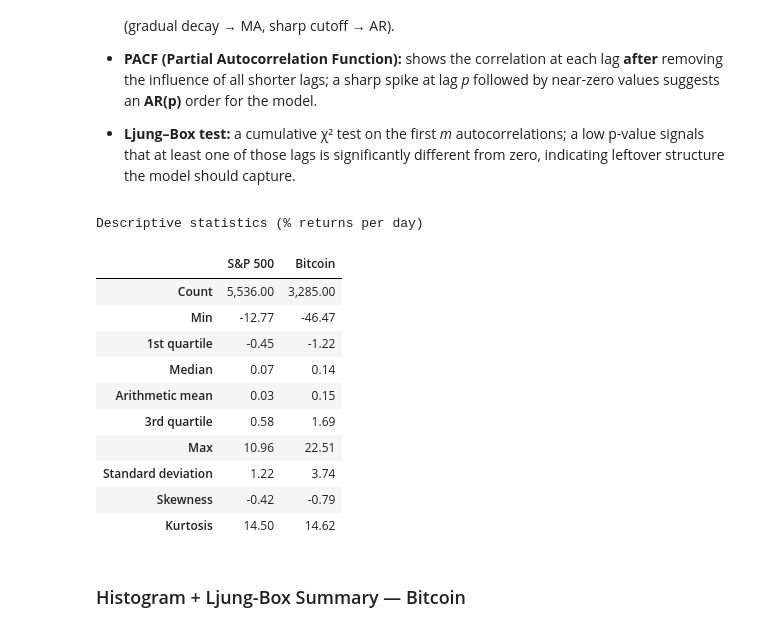
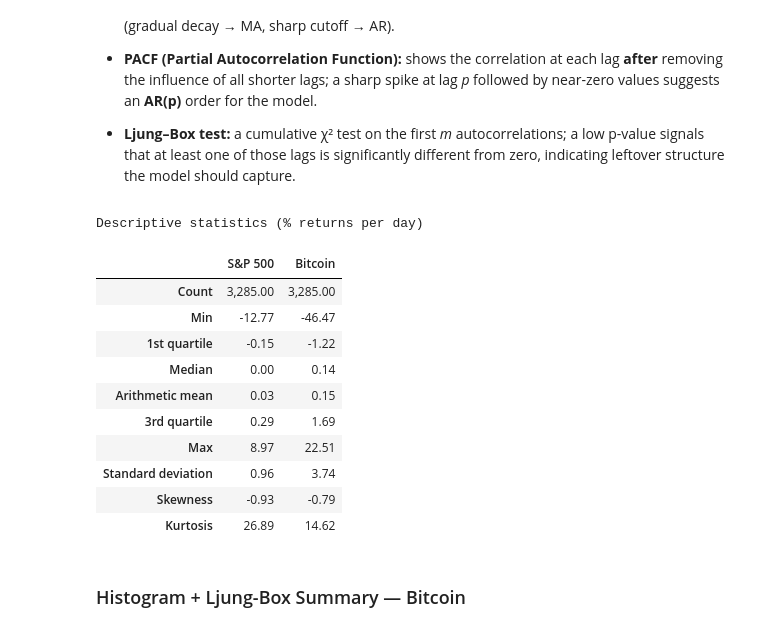
Before and after one commit to emmettralston/HybridModels-For-Financial-Forecasting, a Jupyter notebook: Notebook/exploratory_analysis.ipynb, the cells around one changed output. Cells and saved outputs as stored; diff of their text form; code cells hidden in the pictures.

```diff
--- a/Notebook/exploratory_analysis.ipynb
+++ b/Notebook/exploratory_analysis.ipynb
@@ -21,0 +37,20 @@ sp500, btc = get_benchmark_prices()
+# %%
+def cleanse_prices(frame: pd.DataFrame) -> pd.DataFrame:
+    frame = frame.sort_index()
+    frame = frame[~frame.index.duplicated(keep="first")]
+    missing_before = frame.isna().sum()
+    print("Missing observations before fill:")
+    print(missing_before)
+    cleaned = frame.ffill()
+    cleaned = cleaned.dropna()
+    print("\nMissing observations after fill/drop:")
+    print(cleaned.isna().sum())
+    return cleaned
+
+prices = cleanse_prices(prices_raw)
+btc_prices = prices["btc"]
+sp500_prices = prices["sp500"]
+log_returns = np.log(prices).diff().dropna()
+btc_returns = log_returns["btc"]
+sp500_returns = log_returns["sp500"]
+log_returns.head()
@@ -179,41 +251,41 @@ look-up table. The actual p-value is greater than the p-value returned.
 
 * **Ljung–Box test:** a cumulative χ² test on the first *m* autocorrelations; a low p-value signals that at least one of those lags is significantly different from zero, indicating leftover structure the model should capture.
 # %%
-# Descriptive statisitcs for log -returns
+# Descriptive statistics for log-returns
 def describe(series: pd.Series) -> pd.Series:
     q = series.quantile
     return pd.Series({
-        "Count":              series.size,
-        "Min":                series.min() * 100,
-        "1st quartile":       q(0.25) * 100,
-        "Median":             q(0.50) * 100,
-        "Arithmetic mean":    series.mean() * 100,
-        "3rd quartile":       q(0.75) * 100,
-        "Max":                series.max() * 100,
+        "Count": series.size,
+        "Min": series.min() * 100,
+        "1st quartile": q(0.25) * 100,
+        "Median": q(0.50) * 100,
+        "Arithmetic mean": series.mean() * 100,
+        "3rd quartile": q(0.75) * 100,
+        "Max": series.max() * 100,
         "Standard deviation": series.std(ddof=0) * 100,
-        "Skewness":           skew(series, bias=False),
-        "Kurtosis":           kurtosis(series, bias=False, fisher=False)
+        "Skewness": skew(series, bias=False),
+        "Kurtosis": kurtosis(series, bias=False, fisher=False),
     })
-# Assemble the table
+
 stats_df = pd.concat(
-    {"S&P 500": describe(logret_sp), "Bitcoin": describe(logret_btc)},
-    axis=1
-).round(2)  # two-decimal formatting for readability
+    {asset_names[col]: describe(log_returns[col]) for col in log_returns.columns},
+    axis=1,
+).round(2)
 
-display(stats_df.style.format("{:,.2f}").set_caption("Descriptive statistics (% returns per day)"))
+stats_df.style.format("{:,.2f}").set_caption("Descriptive statistics (% returns per day)")
 # %% [output]
 Descriptive statistics (% returns per day)
 |  | S&P 500 | Bitcoin |
-| Count | 5,536.00 | 3,285.00 |
+| Count | 3,285.00 | 3,285.00 |
 | Min | -12.77 | -46.47 |
-| 1st quartile | -0.45 | -1.22 |
-| Median | 0.07 | 0.14 |
+| 1st quartile | -0.15 | -1.22 |
+| Median | 0.00 | 0.14 |
 | Arithmetic mean | 0.03 | 0.15 |
-| 3rd quartile | 0.58 | 1.69 |
-| Max | 10.96 | 22.51 |
-| Standard deviation | 1.22 | 3.74 |
-| Skewness | -0.42 | -0.79 |
-| Kurtosis | 14.50 | 14.62 |
+| 3rd quartile | 0.29 | 1.69 |
+| Max | 8.97 | 22.51 |
+| Standard deviation | 0.96 | 3.74 |
+| Skewness | -0.93 | -0.79 |
+| Kurtosis | 26.89 | 14.62 |
 # %% [markdown]
 ### Histogram + Ljung-Box Summary — Bitcoin
 # %%
```
Also changed, not shown: parts of 13 cells of this notebook, 5 other files.
